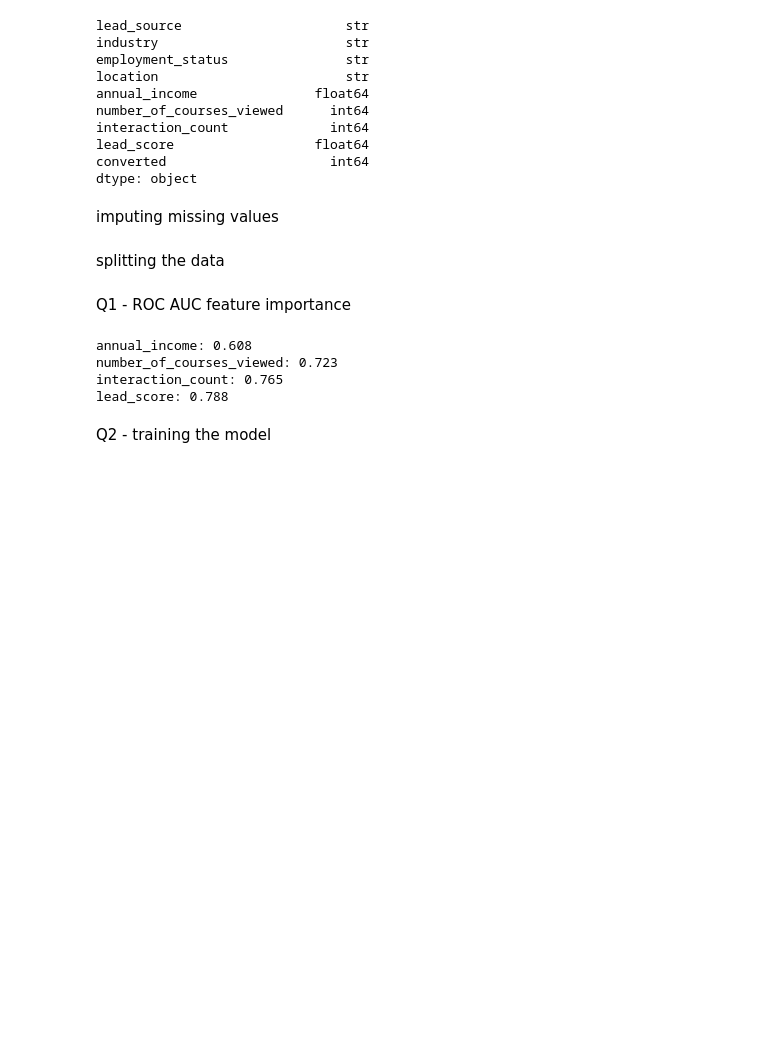
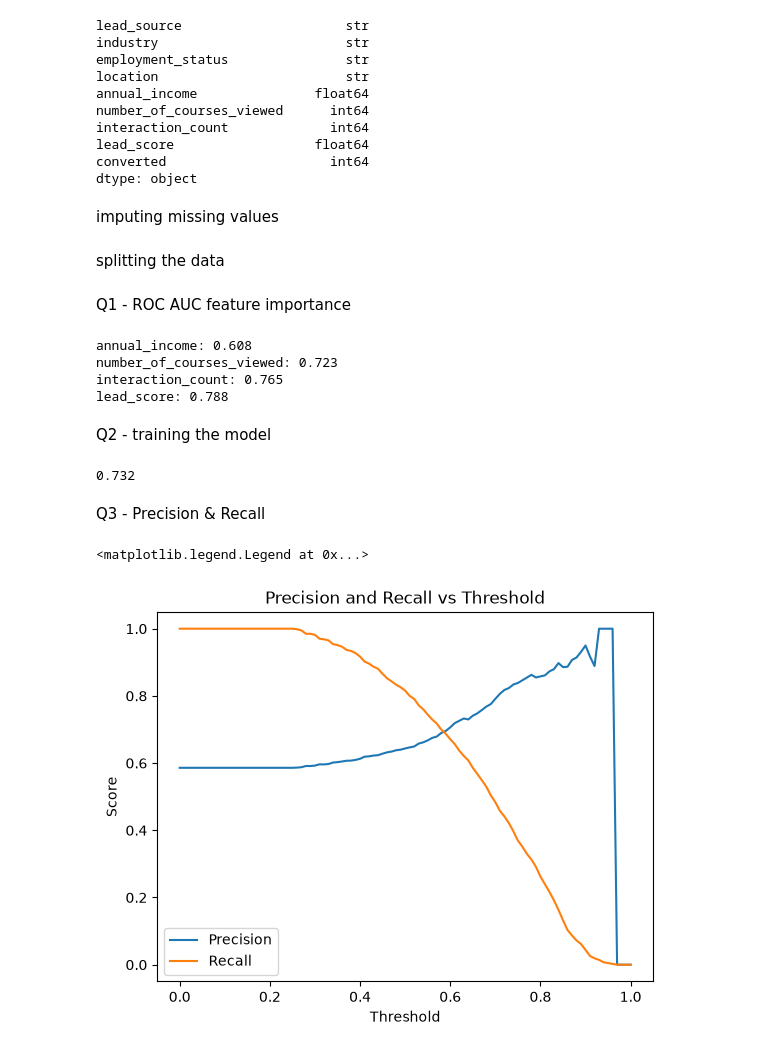
Before and after one commit to mohamadkadori/ML-zoomcamp, a Jupyter notebook: module4/hmw4/hmw4-eval.ipynb, the cells around one changed output. Cells and saved outputs as stored; diff of their text form; code cells hidden in the pictures; blank space fills up the shorter version.

```diff
--- a/module4/hmw4/hmw4-eval.ipynb
+++ b/module4/hmw4/hmw4-eval.ipynb
@@ -79,8 +81,51 @@ dv = DictVectorizer(sparse=False)
 train_dicts = df_train[categoricals + numericals].to_dict(orient='records')
 X_train = dv.fit_transform(train_dicts)
 y_train = df_train['converted'].values
+
+val_dicts = df_val[categoricals + numericals].to_dict(orient='records')
+X_val = dv.transform(val_dicts)
+y_val = df_val['converted'].values
 # %%
 from sklearn.linear_model import LogisticRegression
 model = LogisticRegression(solver='liblinear', C=1.0, max_iter=1000)
 model.fit(X_train, y_train)
-model.predict_proba
+y_pred = model.predict_proba(X_val)
+# %%
+from sklearn.metrics import roc_auc_score
+auc = roc_auc_score(y_val, y_pred[:, 1])
+round(auc, 3)
+# %% [output]
+0.732
+# %% [markdown]
+Q3 - Precision & Recall
+# %%
+
+thresholds = np.linspace(0, 1, 101)
+precisions = []
+recalls = []
+F1_scores = []
+for t in thresholds:
+    churn = (y_pred[:, 1] >= t).astype(int)
+    tp = ((y_val == 1) & (churn == 1)).sum()
+    fp = ((y_val == 0) & (churn == 1)).sum()
+    tn = ((y_val == 1) & (churn == 0)).sum()
+    fn = ((y_val == 0) & (churn == 0)).sum()
+
+    precision = tp /(tp + fp) if (tp + fp) > 0 else 0
+    recall = tp /(tp + fn) if (tp + fn) > 0 else 0
+    F1 = 2 * precision * recall / (precision + recall) if (precision + recall) > 0 else 0
+
+    precisions.append(precision)
+    recalls.append(recall)
+    F1_scores.append(F1)
+
+# plot
+plt.plot(thresholds, precisions, label='Precision')
+plt.plot(thresholds, recalls, label='Recall')
+plt.xlabel('Threshold')
+plt.ylabel('Score')
+plt.title('Precision and Recall vs Threshold')
+plt.legend()
+# %% [output]
+<matplotlib.legend.Legend at 0x...>
+[figure, added]
```
Also changed, not shown: parts of 7 cells of this notebook.
